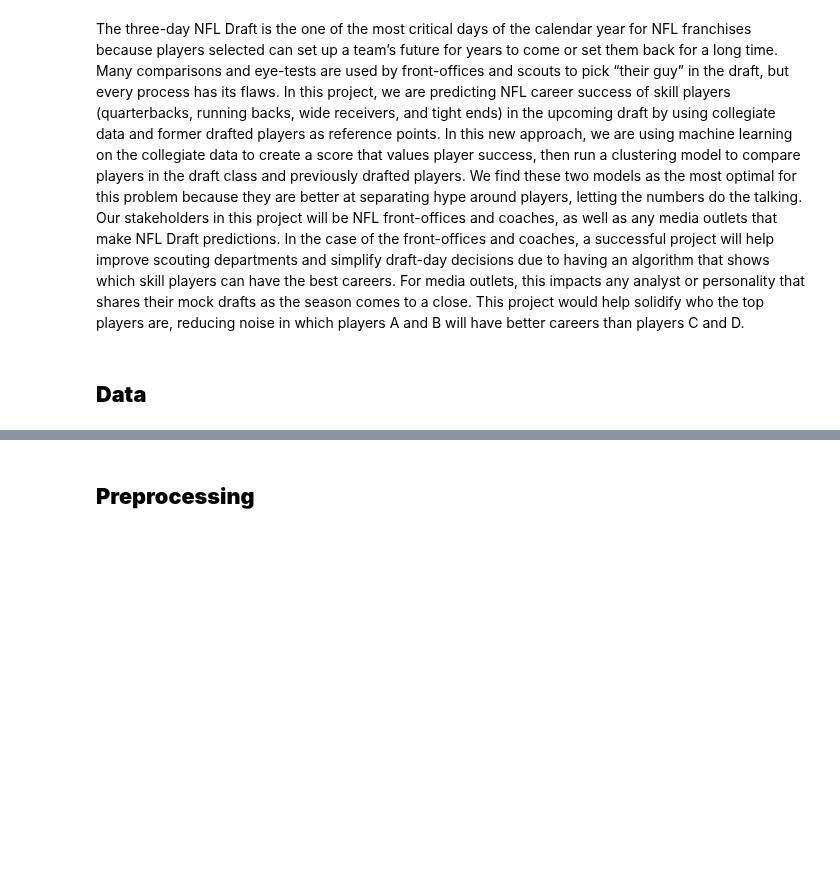
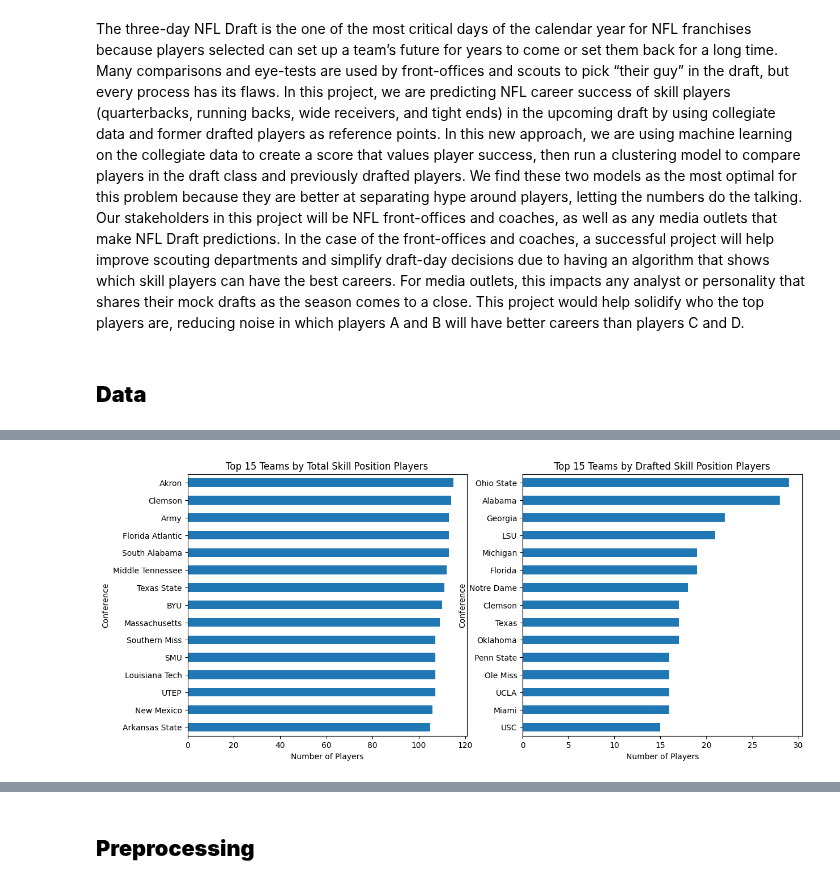
Before and after one commit to SU-IST707-SP26/group-project-big-brains-and-nathan, a Jupyter notebook: checkpoint/submission.ipynb, the cells around one changed output, grey strips where cells are left out. Saved outputs shown, nothing was run; the diff lists cells and outputs as text; code cells hidden in the pictures; blank space fills up the shorter version.

```diff
--- a/checkpoint/submission.ipynb
+++ b/checkpoint/submission.ipynb
@@ -12,0 +129,19 @@ The three-day NFL Draft is the one of the most critical days of the calendar yea
+# %%
+#top 15 teams by player count
+positions = merged['team_x'].value_counts().head(15).sort_values()
+nfl_positions = nfl['team_x'].value_counts().head(15).sort_values()
+
+fig, (ax1, ax2) = plt.subplots(1, 2, figsize=(14, 6))
+
+positions.plot(kind = 'barh', ax = ax1)
+ax1.set_title('Top 15 Teams by Total Skill Position Players')
+ax1.set_xlabel('Number of Players')
+ax1.set_ylabel('Conference')
+
+nfl_positions.plot(kind = 'barh', ax = ax2)
+ax2.set_title('Top 15 Teams by Drafted Skill Position Players')
+ax2.set_xlabel('Number of Players')
+ax2.set_ylabel('Conference')
+plt.show()
+# %% [output]
+[figure, added]
```
Also changed, not shown: parts of 9 cells of this notebook.
